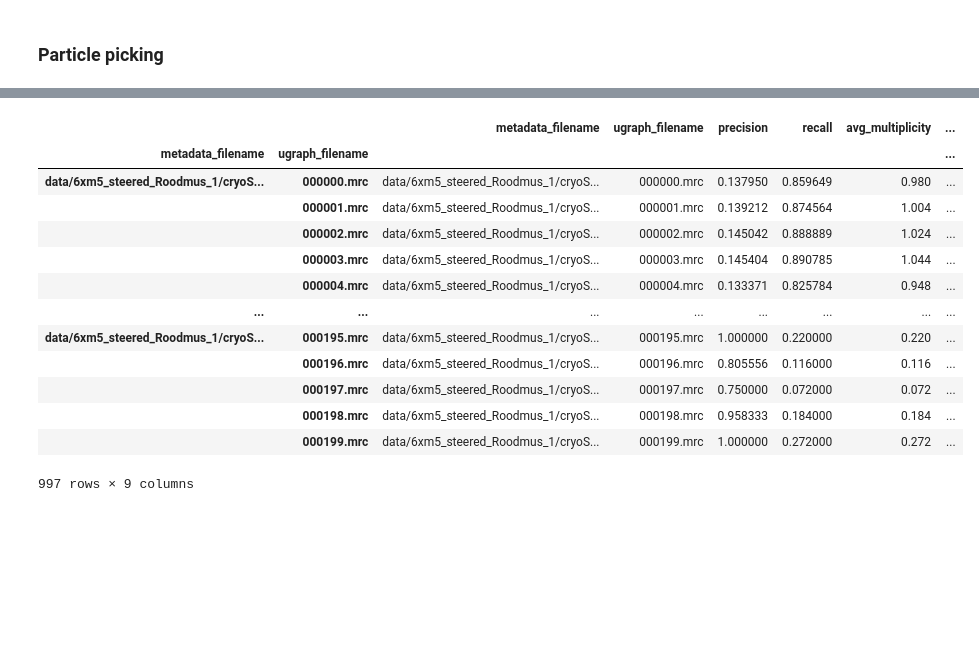
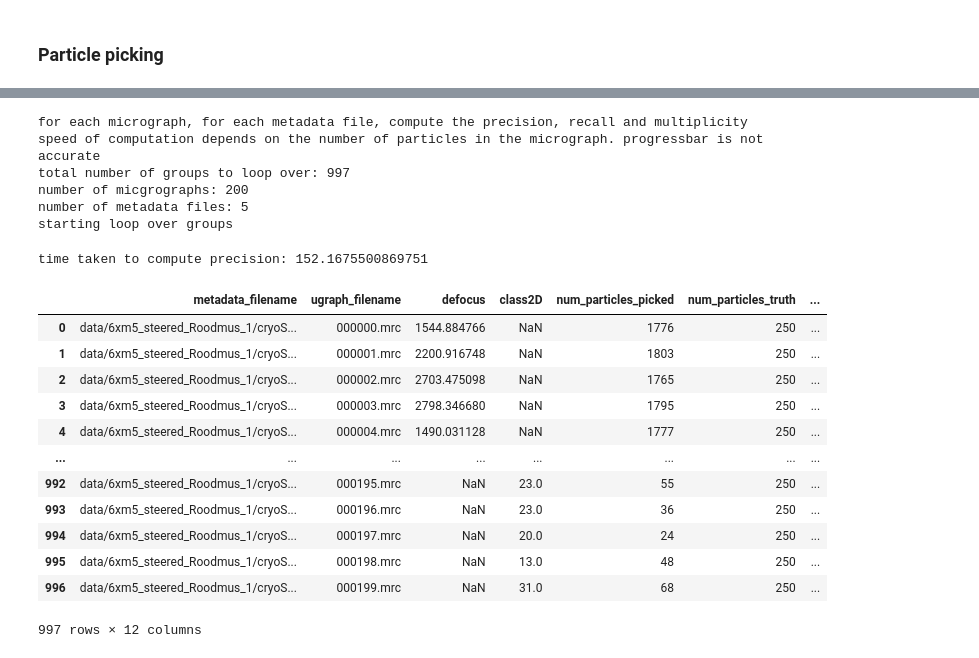
Before and after one commit to ccpem/roodmus, a Jupyter notebook: analysis.ipynb, the cells around one changed output, grey strips where cells are left out. Drawn from its saved outputs; the diff is of its cells as text; code cells hidden in the pictures; blank space fills up the shorter version.

Commit message:
updating analysis code to be more readable and modular

```diff
--- a/analysis.ipynb
+++ b/analysis.ipynb
@@ -98,13 +77,26 @@ jobtypes = {
     "data/6xm5_steered_Roodmus_1/cryoSPARC/J433_passthrough_particles.cs": "3D classification",
 }
 
+# meta_files = [
+#     "data/6xm5_steered_Roodmus_1/RELION/job015_manual.star",
+#     "data/6xm5_steered_Roodmus_1/RELION/job006_topaz.star",
+#     "data/6xm5_steered_Roodmus_1/RELION/job008_subset_selection.star",
+# ]
+
+# jobtypes = {
+#     "data/6xm5_steered_Roodmus_1/RELION/job015_manual.star": "manual picking",
+#     "data/6xm5_steered_Roodmus_1/RELION/job006_topaz.star": "topaz picking",
+#     "data/6xm5_steered_Roodmus_1/RELION/job008_subset_selection.star": "2D classification",
+# }
+
 particle_diameter = 100 # approximate particle diameter in Angstroms
+ugraph_shape = (4000, 4000) # shape of the micrograph in pixels. Only needs to be given if the metadata file is a .star file
 verbose = True
 # %%
 ### analyse the particle picking
 for i, meta_file in enumerate(meta_files):
     if i == 0:
-        analysis_picking = particle_picking(meta_file, config_dir, particle_diameter, verbose=verbose) # creates the class
+        analysis_picking = particle_picking(meta_file, config_dir, particle_diameter, ugraph_shape=ugraph_shape, verbose=verbose) # creates the class
     else:
         analysis_picking.compute(meta_file, config_dir, verbose=verbose) # updates the class with the next metadata file
 # %% [output]
@@ -235,22 +174,28 @@ number of boxes: 250
 # %%
 ### compute precision and recall
-df_precision = analysis_picking.compute_precision(df_picked, df_truth)
+df_precision, df_picked = analysis_picking.compute_precision(df_picked, df_truth, verbose=verbose)
 df_precision
 # %% [output]
+for each micrograph, for each metadata file, compute the precision, recall and multiplicity
+speed of computation depends on the number of particles in the micrograph. progressbar is not accurate
+total number of groups to loop over: 997
+number of micgrographs: 200
+number of metadata files: 5
+starting loop over groups
+time taken to compute precision: 152.1675500869751
-|  |  | metadata_filename | ugraph_filename | precision | recall | avg_multiplicity | ... |
-| metadata_filename | ugraph_filename |  |  |  |  |  | ... |
-| data/6xm5_steered_Roodmus_1/cryoS... | 000000.mrc | data/6xm5_steered_Roodmus_1/cryoS... | 000000.mrc | 0.137950 | 0.859649 | 0.980 | ... |
-|  | 000001.mrc | data/6xm5_steered_Roodmus_1/cryoS... | 000001.mrc | 0.139212 | 0.874564 | 1.004 | ... |
-|  | 000002.mrc | data/6xm5_steered_Roodmus_1/cryoS... | 000002.mrc | 0.145042 | 0.888889 | 1.024 | ... |
-|  | 000003.mrc | data/6xm5_steered_Roodmus_1/cryoS... | 000003.mrc | 0.145404 | 0.890785 | 1.044 | ... |
-|  | 000004.mrc | data/6xm5_steered_Roodmus_1/cryoS... | 000004.mrc | 0.133371 | 0.825784 | 0.948 | ... |
+|  | metadata_filename | ugraph_filename | defocus | class2D | num_particles_picked | num_particles_truth | ... |
+| 0 | data/6xm5_steered_Roodmus_1/cryoS... | 000000.mrc | 1544.884766 | NaN | 1776 | 250 | ... |
+| 1 | data/6xm5_steered_Roodmus_1/cryoS... | 000001.mrc | 2200.916748 | NaN | 1803 | 250 | ... |
+| 2 | data/6xm5_steered_Roodmus_1/cryoS... | 000002.mrc | 2703.475098 | NaN | 1765 | 250 | ... |
+| 3 | data/6xm5_steered_Roodmus_1/cryoS... | 000003.mrc | 2798.346680 | NaN | 1795 | 250 | ... |
+| 4 | data/6xm5_steered_Roodmus_1/cryoS... | 000004.mrc | 1490.031128 | NaN | 1777 | 250 | ... |
 | ... | ... | ... | ... | ... | ... | ... | ... |
-| data/6xm5_steered_Roodmus_1/cryoS... | 000195.mrc | data/6xm5_steered_Roodmus_1/cryoS... | 000195.mrc | 1.000000 | 0.220000 | 0.220 | ... |
-|  | 000196.mrc | data/6xm5_steered_Roodmus_1/cryoS... | 000196.mrc | 0.805556 | 0.116000 | 0.116 | ... |
-|  | 000197.mrc | data/6xm5_steered_Roodmus_1/cryoS... | 000197.mrc | 0.750000 | 0.072000 | 0.072 | ... |
-|  | 000198.mrc | data/6xm5_steered_Roodmus_1/cryoS... | 000198.mrc | 0.958333 | 0.184000 | 0.184 | ... |
-|  | 000199.mrc | data/6xm5_steered_Roodmus_1/cryoS... | 000199.mrc | 1.000000 | 0.272000 | 0.272 | ... |
+| 992 | data/6xm5_steered_Roodmus_1/cryoS... | 000195.mrc | NaN | 23.0 | 55 | 250 | ... |
+| 993 | data/6xm5_steered_Roodmus_1/cryoS... | 000196.mrc | NaN | 23.0 | 36 | 250 | ... |
+| 994 | data/6xm5_steered_Roodmus_1/cryoS... | 000197.mrc | NaN | 20.0 | 24 | 250 | ... |
+| 995 | data/6xm5_steered_Roodmus_1/cryoS... | 000198.mrc | NaN | 13.0 | 48 | 250 | ... |
+| 996 | data/6xm5_steered_Roodmus_1/cryoS... | 000199.mrc | NaN | 31.0 | 68 | 250 | ... |
-997 rows × 9 columns
+997 rows × 12 columns
 # %%
 ### plot boxplot for precision and recall
 fig, ax = plot_precision(df_precision, jobtypes)
```
Also changed, not shown: parts of 25 cells of this notebook, 8 other files.
